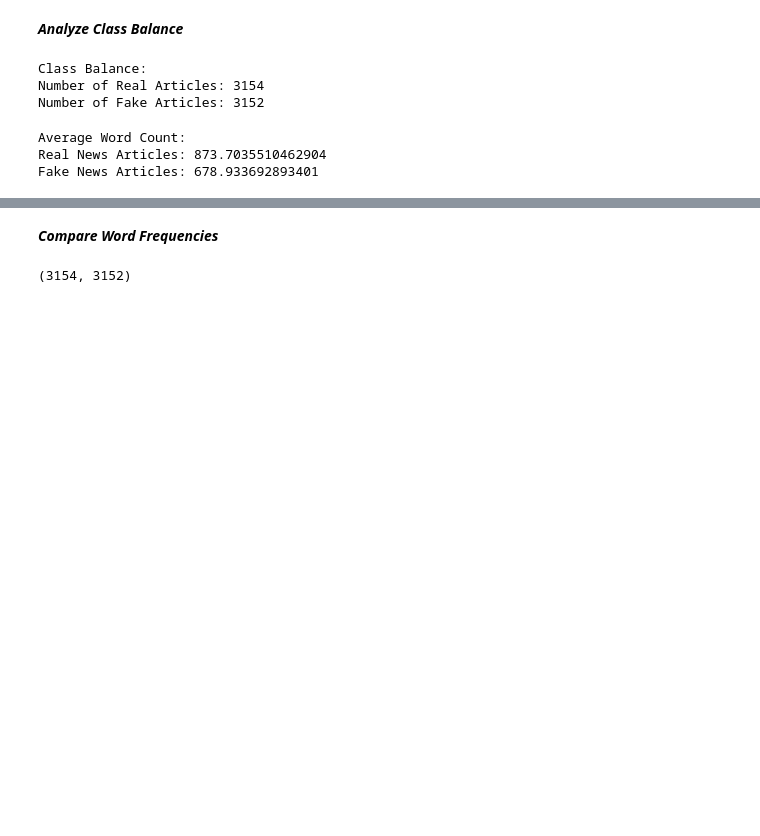
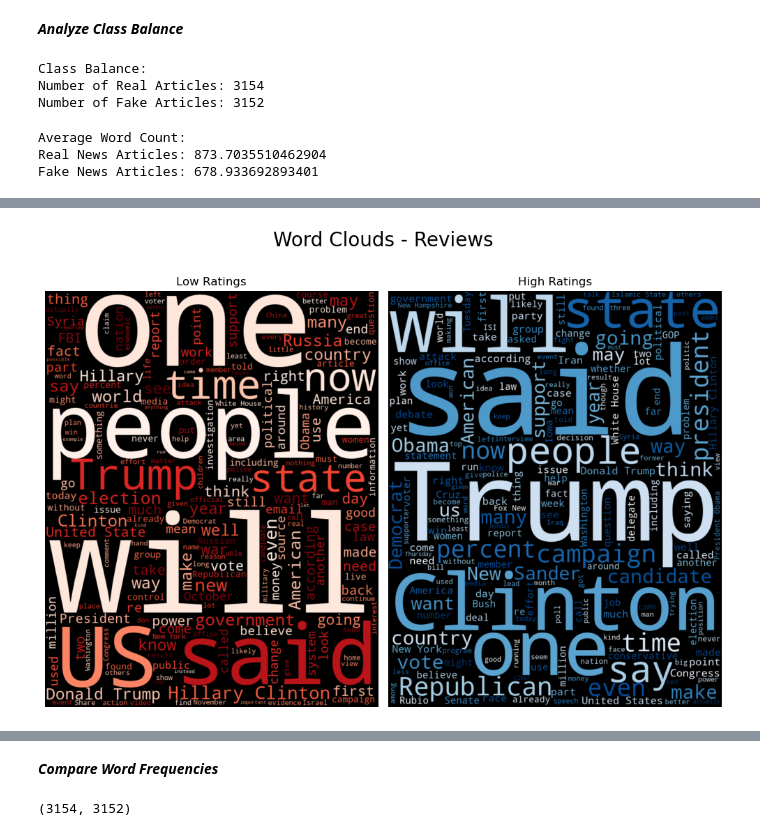
Before and after one commit to sof2401/Advanced-ML, a Jupyter notebook: Wk1- Natural Language Processing/Comparing Texts (Core).ipynb, the cells around one changed output, grey strips where cells are left out. Cells and saved outputs as stored; diff of their text form; code cells hidden in the pictures; blank space fills up the shorter version.

```diff
--- a/Wk1- Natural Language Processing/Comparing Texts (Core).ipynb
+++ b/Wk1- Natural Language Processing/Comparing Texts (Core).ipynb
@@ -108,0 +114,3 @@ freq_dist = df.groupby('label')['tokens'].apply(lambda x: FreqDist(word for subl
+# %%
+filter_real = df['label'] == 'REAL'
+filter_real
@@ -108,0 +130,3 @@ freq_dist = df.groupby('label')['tokens'].apply(lambda x: FreqDist(word for subl
+# %%
+filter_fake = df['label'] == 'FAKE'
+filter_fake
@@ -108,0 +146,3 @@ freq_dist = df.groupby('label')['tokens'].apply(lambda x: FreqDist(word for subl
+# %%
+real_text = " ".join( df.loc[filter_real, 'text'])
+print(real_text[:1000],"\n")
@@ -108,0 +157,3 @@ freq_dist = df.groupby('label')['tokens'].apply(lambda x: FreqDist(word for subl
+# %%
+fake_text = " ".join( df.loc[filter_fake, 'text'])
+print(fake_text[:1000],"\n")
@@ -108,0 +167,25 @@ freq_dist = df.groupby('label')['tokens'].apply(lambda x: FreqDist(word for subl
+# %%
+# Make word clouds of raw text
+# Create an instance of a WordCloud and use the generate method
+fake_cloud = WordCloud(random_state = 42,
+                      width = 800,
+                      height = 1000,
+                      min_word_length = 2, colormap="Reds",
+                     ).generate(fake_text)
+real_cloud = WordCloud(random_state = 42,
+                       width = 800,
+                       height= 1000,
+                       min_word_length = 2,
+                       colormap="Blues",
+                      ).generate(real_text)
+# Plot the wordclouds side by side
+fig, axes = plt.subplots(ncols=2, figsize=(10, 7))
+axes[0].imshow(fake_cloud, interpolation='bilinear')
+axes[0].set_title("Low Ratings")
+axes[1].imshow(real_cloud, interpolation='bilinear')
+axes[1].set_title("High Ratings")
+[ax.axis('off') for ax in axes]
+fig.tight_layout();
+fig.suptitle('Word Clouds - Reviews', fontsize=20, y=1.05);
+# %% [output]
+[figure, added]
```
Also changed, not shown: parts of 17 cells of this notebook, 11 other files.
